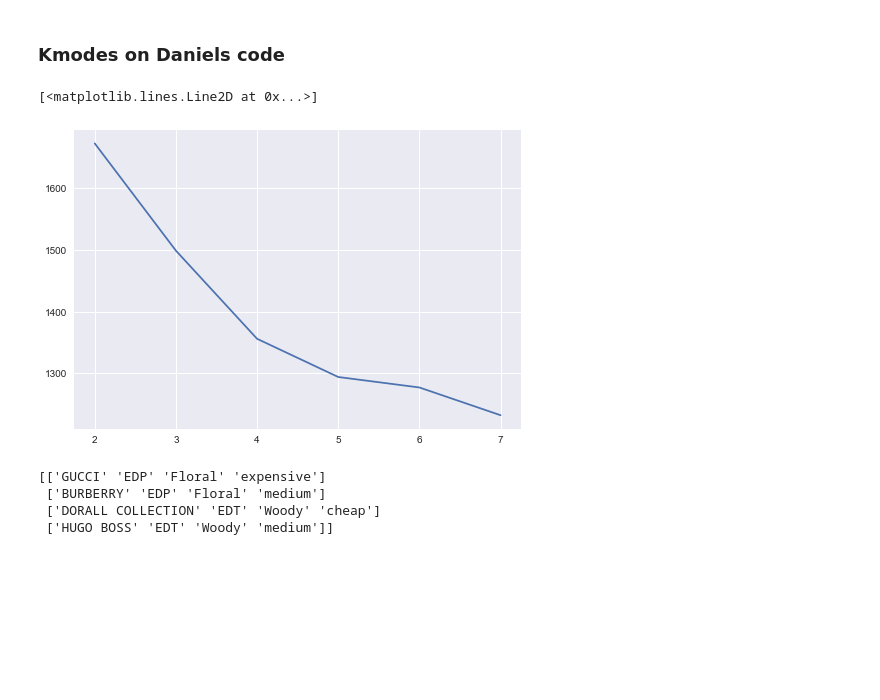
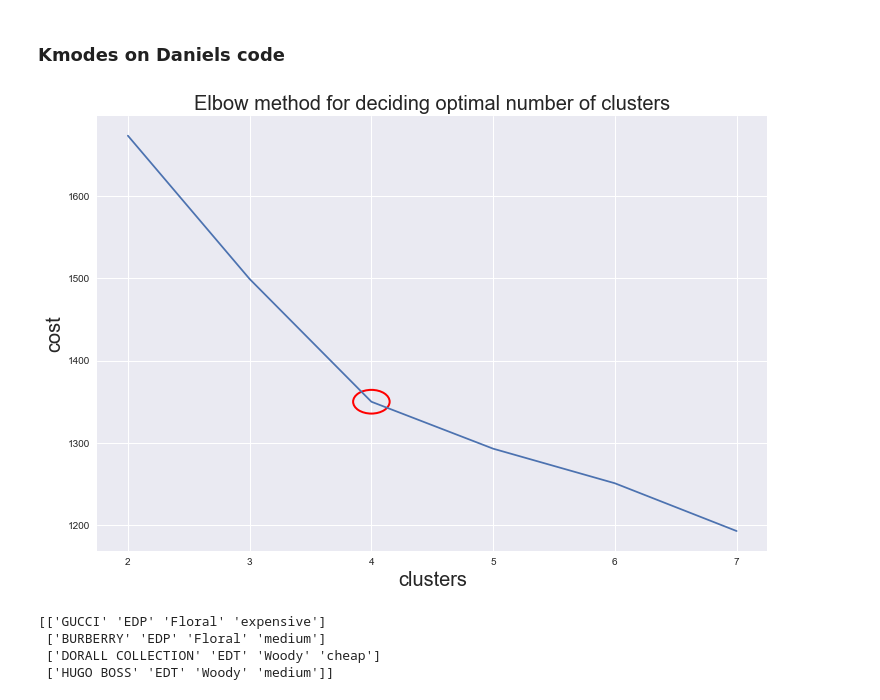
Before and after one commit to Sllambias/perfume_mining, a Jupyter notebook: preproc.ipynb, the cells around one changed output. Drawn from its saved outputs; the diff is of its cells as text; code cells hidden in the pictures; blank space fills up the shorter version.

```diff
--- a/preproc.ipynb
+++ b/preproc.ipynb
@@ -115,14 +117,26 @@ cat_df = df[['brand', 'concentration','scents','price']]
 pricelist = []
 
 for i in range(2,8):
-    kmode = KModes(n_clusters=i, init = "random", n_init = 10)
+    kmode = KModes(n_clusters=i, init = "random", n_init = 20, random_state=13424)
     kmode.fit(cat_df)
     pricelist.append([i, min(kmode.epoch_costs_)])
-
-
-prices = np.array(pricelist)
-plt.plot(prices[:,0], prices[:,1])
-# %% [output]
-[<matplotlib.lines.Line2D at 0x...>]
-[figure, removed]
+# %%
+from matplotlib.patches import Ellipse
+prices = np.array(pricelist)
+
+fig, ax = plt.subplots(1,1, figsize=(12,8))
+
+
+ax.plot(prices[:,0], prices[:,1])
+
+scale = np.abs(ax.get_ylim()[0]-ax.get_ylim()[-1])/np.abs(ax.get_xlim()[0]-ax.get_xlim()[-1])
+size = 0.3
+elbow = Ellipse((prices[2]), size,size*scale, fill=False, color='r', linewidth=2)
+plt.ylabel("cost", size=20)
+plt.xlabel("clusters", size=20)
+plt.title("Elbow method for deciding optimal number of clusters", size=20)
+ax.add_patch(elbow)
+plt.show()
+# %% [output]
+[figure, added]
 # %%
```
Also changed, not shown: parts of 10 cells of this notebook.
